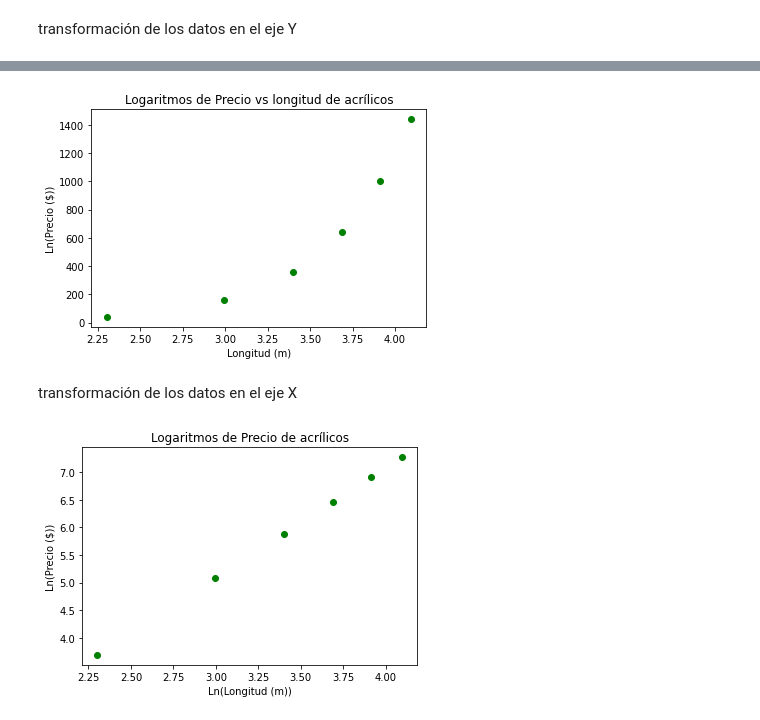
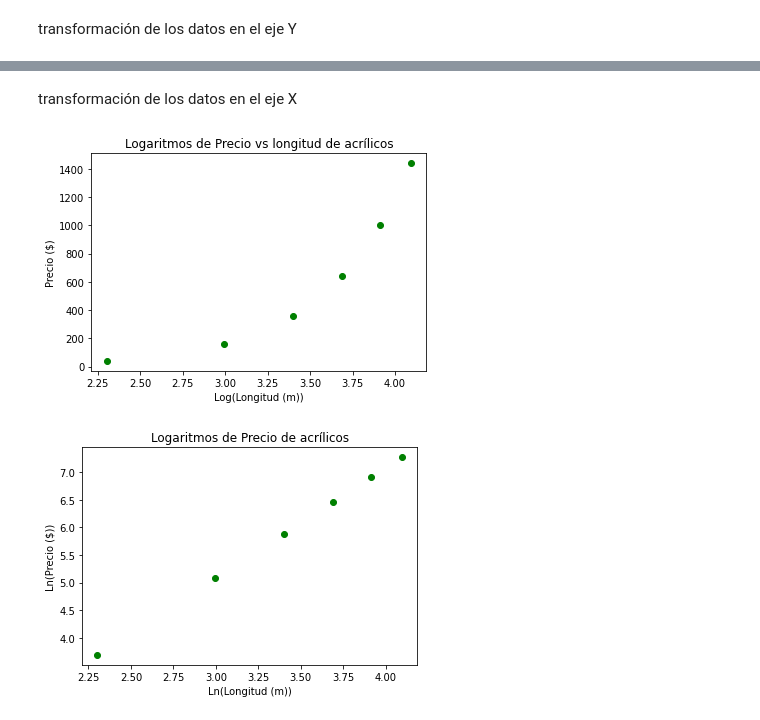
Before and after one commit to jadelrio/empirical-relationships, a Jupyter notebook: RelacionesPotenciales2.ipynb, the cells around one changed output, grey strips where cells are left out. Drawn from its saved outputs; the diff is of its cells as text; code cells hidden in the pictures.

```diff
--- a/RelacionesPotenciales2.ipynb
+++ b/RelacionesPotenciales2.ipynb
@@ -28,13 +39,13 @@ transformación de los datos en el eje Y
+# %% [markdown]
+transformación de los datos en el eje X
 # %%
 lonln=np.log(lon)
 # %%
 plt.figure()
 plt.plot(lonln,precio,'go',markersize=6)
-plt.xlabel('Longitud (m)')
-plt.ylabel('Ln(Precio ($))')
+plt.xlabel('Log(Longitud (m))')
+plt.ylabel('Precio ($)')
 plt.title('Logaritmos de Precio vs longitud de acrílicos')
 plt.savefig('acrililn.png',dpi=300) # se salva la figura en eps con 300 dpi
 # %% [output]
-[figure, old version]
+[figure, new version]
-# %% [markdown]
-transformación de los datos en el eje X
```
Also changed, not shown: parts of 3 cells of this notebook.
